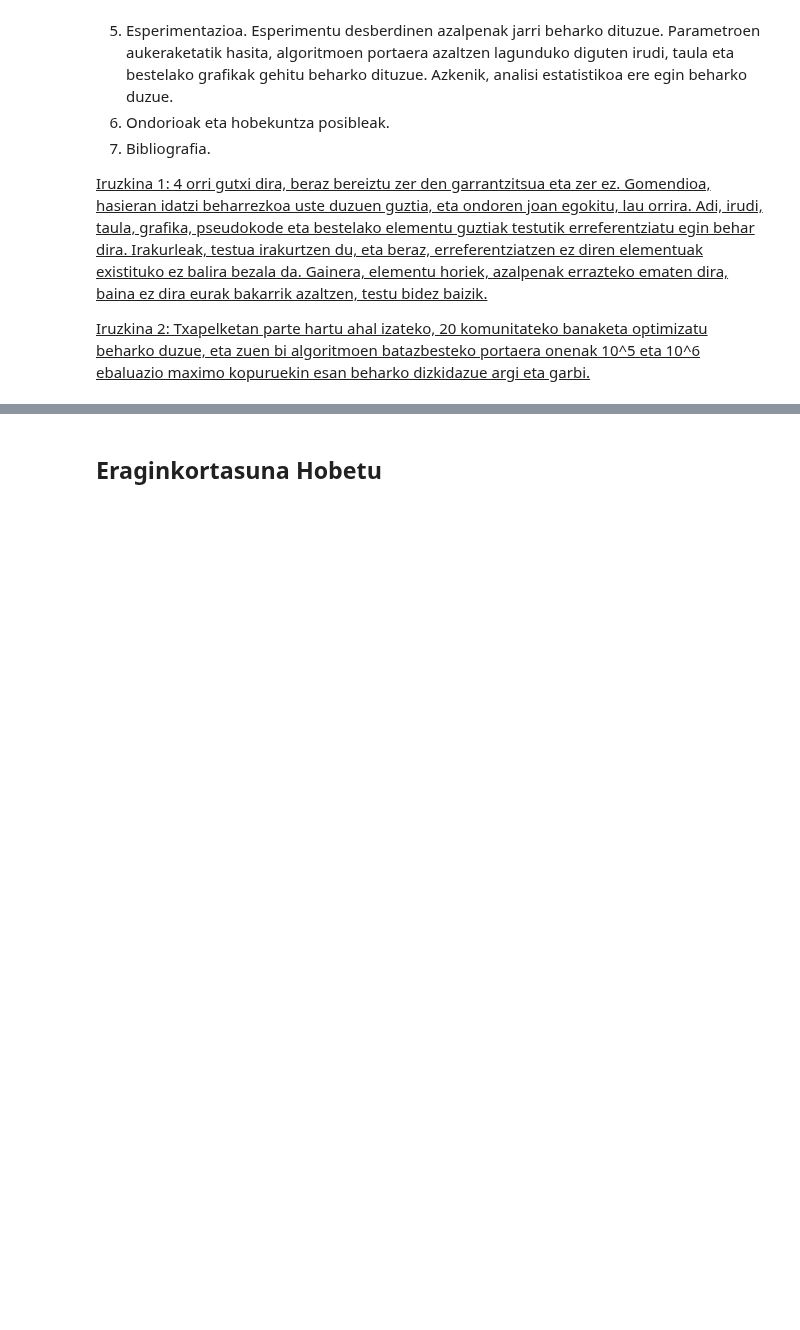
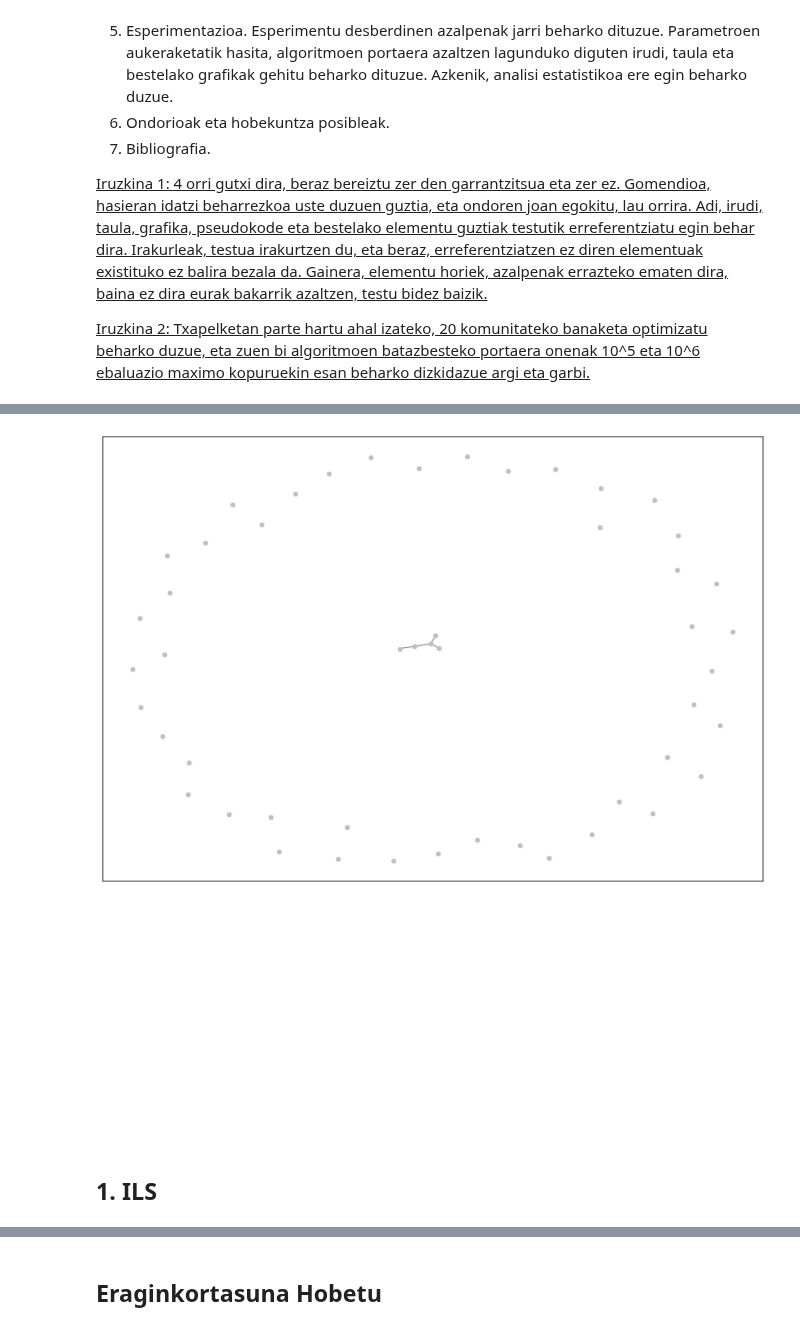
Before and after one commit to juletx/community-detection, a Jupyter notebook: notebooks/CDP_3_fasea.ipynb, the cells around one changed output, grey strips where cells are left out. Saved outputs shown, nothing was run; the diff lists cells and outputs as text; code cells hidden in the pictures; blank space fills up the shorter version.

```diff
--- a/notebooks/CDP_3_fasea.ipynb
+++ b/notebooks/CDP_3_fasea.ipynb
@@ -47,0 +794,8 @@ Txostenean, egindako lana bilduko dugu. Overleaf-en editatu beharko duzue eta <i
+# %%
+graph_fixed = induced_graph(best_fixed_part, G)
+bistaratu_grafoa(graph_fixed)
+# %% [output]
+[figure, added]
+[figure, added]
+# %% [markdown]
+## 1. ILS
```
Also changed, not shown: parts of 148 cells of this notebook.
